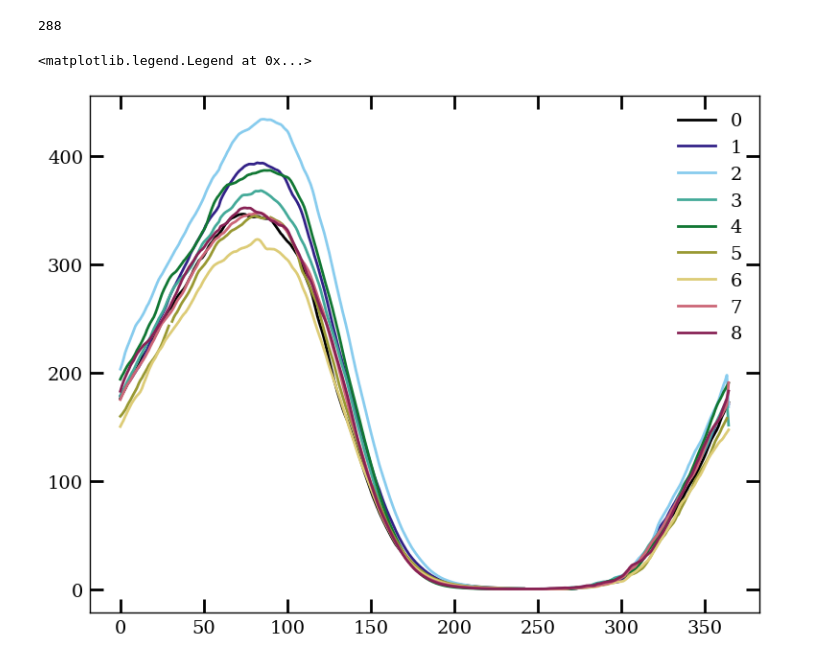
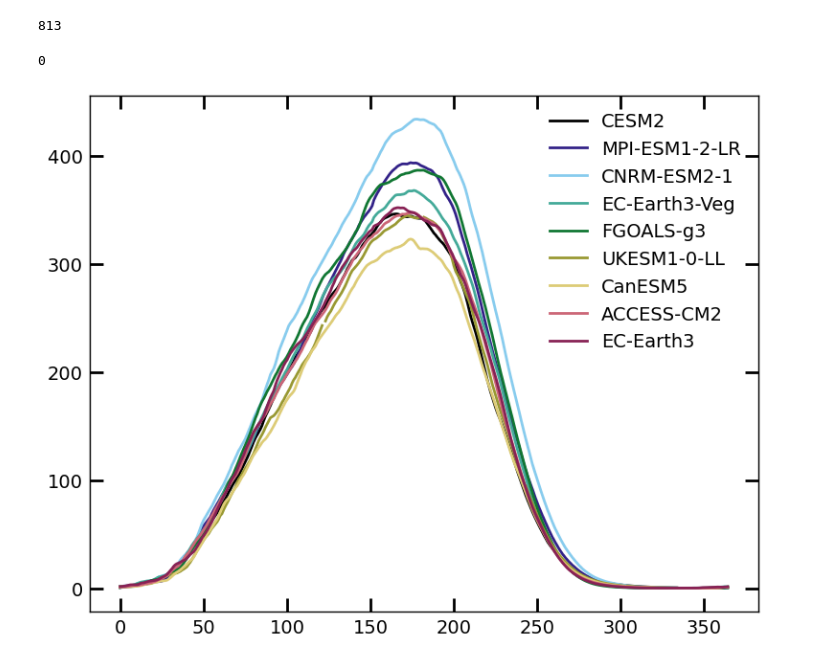
Before and after one commit to mariannecowherd/resilient-snowpack-estimation, a Jupyter notebook: code/ext_climatology.ipynb, the cells around one changed output. Drawn from its saved outputs; the diff is of its cells as text; code cells hidden in the pictures.

```diff
--- a/code/ext_climatology.ipynb
+++ b/code/ext_climatology.ipynb
@@ -1,18 +1,20 @@
 # %%
-import datetime
-import os
+import glob
+import gc
+import warnings
+import scipy
+
 import pandas as pd
 import xarray as xr
 import numpy as np
 import geopandas as gpd
-import glob
-import gc
-import matplotlib as mpl
+
 import matplotlib.pyplot as plt
-from matplotlib import cm
-from matplotlib.gridspec import GridSpec
-from matplotlib import colors
-import cmcrameri.cm as ccm
-from fos.dirs import projectdir, basedir, coorddir, snoteldir
-import scipy
+
+## custom
+from dirs import wrfdir, basedir, coorddir, snoteldir, outputsdir
+
 plt.style.use('style.mplstyle')
+plt.rcParams['font.family'] = 'sans-serif'
+
+warnings.filterwarnings("ignore")
@@ -28,9 +26,9 @@ lon = coords['XLONG'][0]
 ## compare the annual snowpack data from 1985 to 2015 from the UCLA reanalysis, SNOTEL sites, and WRF data. include the non BC data as well??
 # %%
 ## ucla data
-ucla_snotel_data = scipy.io.loadmat('SNOTEL_SWE_WY1985_2021_high_res.mat')
+ucla_snotel_data = scipy.io.loadmat(f'{basedir}/data/tmp/SNOTEL_SWE_WY1985_2021_high_res.mat')
 ## snotel data
-snotel_from_WRF_BC = xr.open_dataset('all_snotelWRF_365.nc').rename({'__xarray_dataarray_variable__':'swe'})
+snotel_from_WRF_BC = xr.open_dataset(f'{basedir}/data/tmp/all_snotelWRF_365.nc').rename({'__xarray_dataarray_variable__':'swe'})
 # %%
 snotelmeta = pd.read_csv(snoteldir + 'snotelmeta.csv')
 
@@ -44,7 +42,8 @@ snotel_no_ak = snotel_gdf[snotel_gdf.state != "AK"]
 # %%
 ## what's the list of SNOTEL sites?
 ucla_snotels = list(ucla_snotel_data['SNOTEL'][0][0][0].flatten()) ## 858 stations
-file_list = glob.glob("../../snoteldata/snotel*.csv")
+file_list = glob.glob(f"{snoteldir}/snotel*.csv")
+print(len(file_list))
 my_snotels= [fn.split('.csv')[0].split('snotel')[-1] for fn in file_list] ## 812 stations + snotelmeta
 my_snotels = [int(item) for item in my_snotels if item != 'meta']
 shared_entries = list(set(my_snotels).intersection(ucla_snotels))
@@ -64,10 +63,12 @@ for point in points:
     min_indices = np.unravel_index(np.argmin(distances), distances.shape)
     x_indices.append(min_indices[0])
     y_indices.append(min_indices[1])
+# %% [output]
+813
 # %%
 snotel_data = []
 for num in shared_entries:
-    file = f"../../snoteldata/snotel{num}.csv"
+    file = f"{snoteldir}/snotel{num}.csv"
     df = pd.read_csv(file, parse_dates = True)
     df['Date'] = pd.to_datetime(df['datetime'])
     df = df[(df['Date'].dt.year >= 1980) & (df['Date'].dt.year <= 2015)]
@@ -77,4 +78,4 @@ meansnotel = snotel_df.groupby(snotel_df.index.dayofyear).mean()
 
 gc.collect()
 # %% [output]
-288
+0
@@ -91,14 +82,18 @@ by_gcm = snotel_from_WRF_BC.mean(dim = 'site').resample(time='D').mean().groupby
 # %%
 wrf_snotel_daily_mean = snotel_from_WRF_BC.mean(dim = 'site').mean(dim = 'gcm').swe
-# %%
-fig,ax = plt.subplots()
-for gcm in snotel_from_WRF_BC.gcm:
-    tmpdata = snotel_from_WRF_BC.sel(gcm = gcm).mean(dim = 'site')
-    plt.plot(tmpdata.dayofyear, tmpdata['swe'], label = gcm.values.flatten()[0])
-plt.legend()
-# %% [output]
-<matplotlib.legend.Legend at 0x...>
-[figure, removed]
+# %%
+gcms = ['CESM2','MPI-ESM1-2-LR','CNRM-ESM2-1',
+        'EC-Earth3-Veg','FGOALS-g3','UKESM1-0-LL',
+        'CanESM5','ACCESS-CM2','EC-Earth3']
+ig,ax = plt.subplots()
+for i,gcm in enumerate(snotel_from_WRF_BC.gcm):
+    tmpdata = np.roll(snotel_from_WRF_BC.sel(gcm = gcm).mean(dim = 'site').swe, shift = 92)
+    tmpdata[91] = np.nanmean([tmpdata[90], tmpdata[92]])
+    ax.plot(tmpdata, label = gcms[i])
+ax.legend()
+plt.show()
+# %% [output]
+[figure, added]
 # %%
 ## make figure
 wrfcolor = 'black'
```
Also changed, not shown: parts of 34 cells of this notebook, 15 other files.
